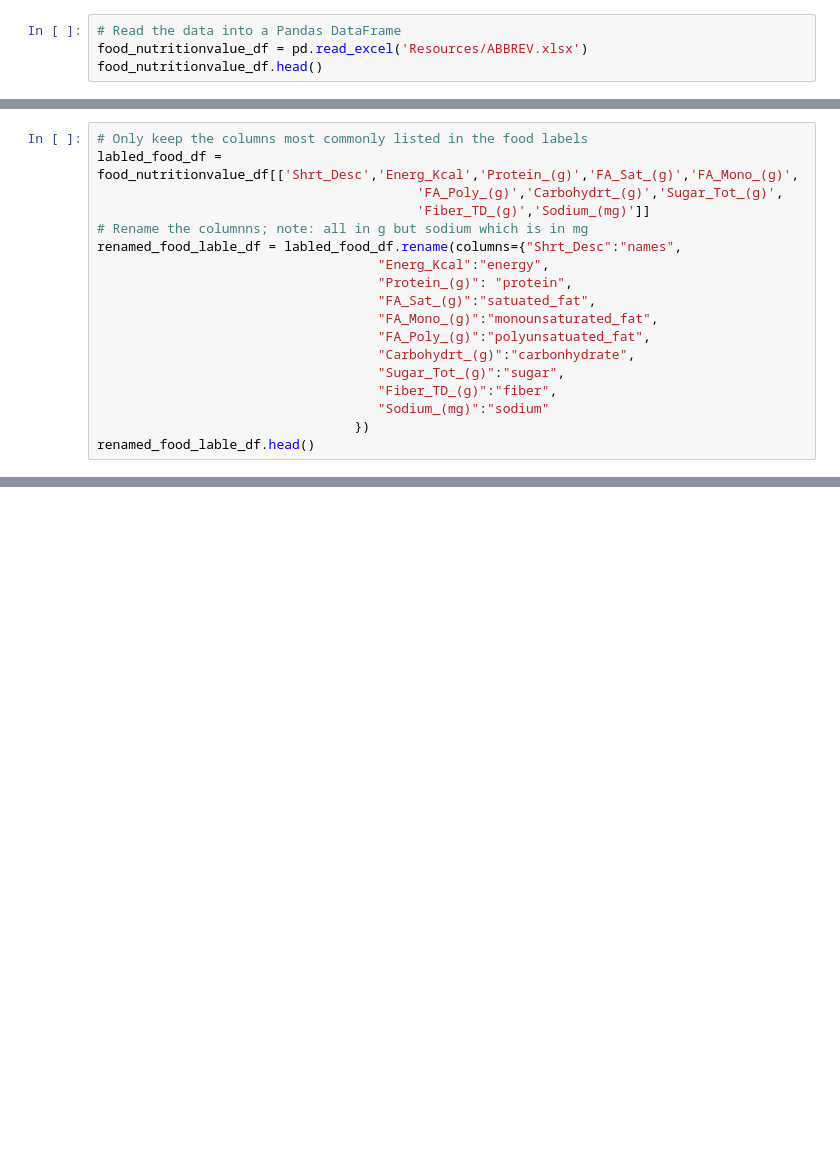
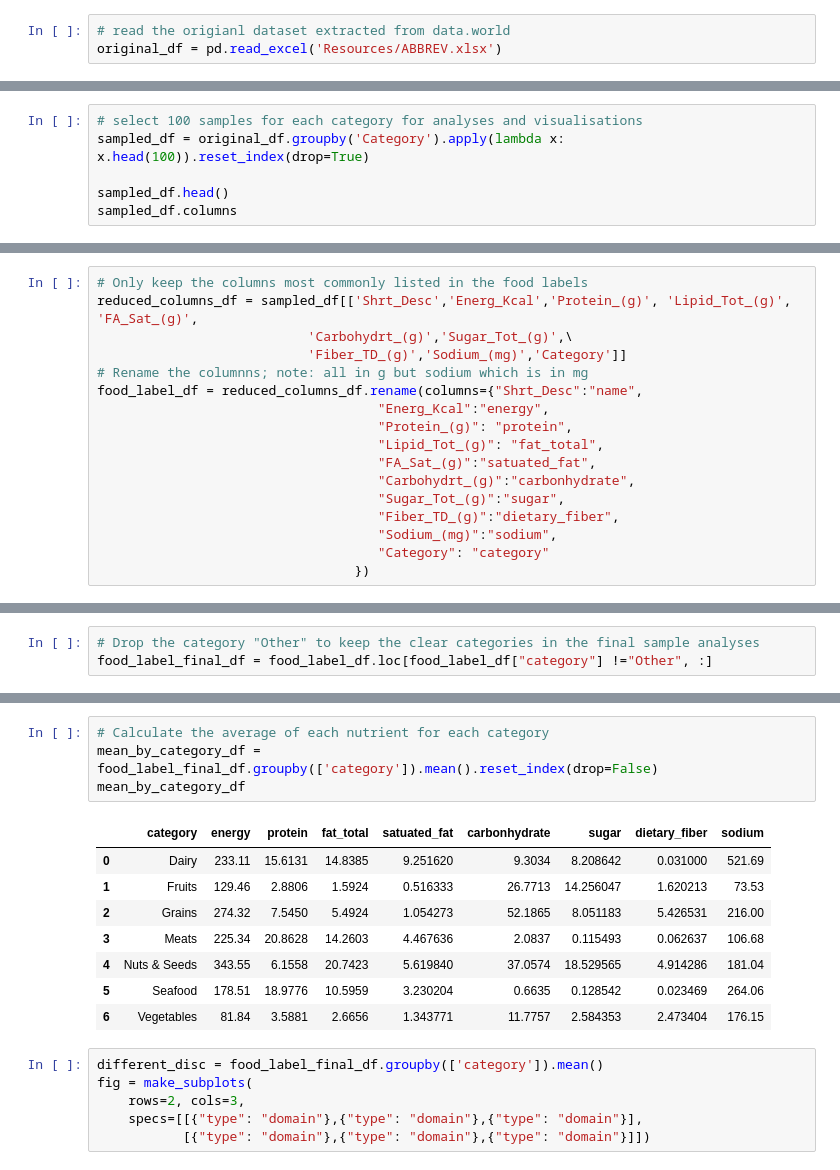
Before and after one commit to SonalBhosle23/Project-3-Group-1, a Jupyter notebook: Project3Group1.ipynb, the cells around one changed output, grey strips where cells are left out. Cells and saved outputs as stored; diff of their text form; blank space fills up the shorter version.

```diff
--- a/Project3Group1.ipynb
+++ b/Project3Group1.ipynb
@@ -13,4 +19,3 @@ import json
 # %%
-# Read the data into a Pandas DataFrame
-food_nutritionvalue_df = pd.read_excel('Resources/ABBREV.xlsx')
-food_nutritionvalue_df.head()
+# read the origianl dataset extracted from data.world
+original_df = pd.read_excel('Resources/ABBREV.xlsx')
@@ -63,0 +46,6 @@ Index(['NDB_No', 'Shrt_Desc', 'Water_(g)', 'Energ_Kcal', 'Protein_(g)',
+# %%
+# select 100 samples for each category for analyses and visualisations
+sampled_df = original_df.groupby('Category').apply(lambda x: x.head(100)).reset_index(drop=True)
+
+sampled_df.head()
+sampled_df.columns
@@ -64,18 +67,17 @@ Index(['NDB_No', 'Shrt_Desc', 'Water_(g)', 'Energ_Kcal', 'Protein_(g)',
 # %%
 # Only keep the columns most commonly listed in the food labels
-labled_food_df = food_nutritionvalue_df[['Shrt_Desc','Energ_Kcal','Protein_(g)','FA_Sat_(g)','FA_Mono_(g)',
-                                         'FA_Poly_(g)','Carbohydrt_(g)','Sugar_Tot_(g)',
-                                         'Fiber_TD_(g)','Sodium_(mg)']]
+reduced_columns_df = sampled_df[['Shrt_Desc','Energ_Kcal','Protein_(g)', 'Lipid_Tot_(g)', 'FA_Sat_(g)',
+                           'Carbohydrt_(g)','Sugar_Tot_(g)',\
+                           'Fiber_TD_(g)','Sodium_(mg)','Category']]
 # Rename the columnns; note: all in g but sodium which is in mg
-renamed_food_lable_df = labled_food_df.rename(columns={"Shrt_Desc":"names",
+food_label_df = reduced_columns_df.rename(columns={"Shrt_Desc":"name",
                                     "Energ_Kcal":"energy",
                                     "Protein_(g)": "protein",
+                                    "Lipid_Tot_(g)": "fat_total",
                                     "FA_Sat_(g)":"satuated_fat",
-                                    "FA_Mono_(g)":"monounsaturated_fat",
-                                    "FA_Poly_(g)":"polyunsatuated_fat",
                                     "Carbohydrt_(g)":"carbonhydrate",
                                     "Sugar_Tot_(g)":"sugar",
-                                    "Fiber_TD_(g)":"fiber",
-                                    "Sodium_(mg)":"sodium"
+                                    "Fiber_TD_(g)":"dietary_fiber",
+                                    "Sodium_(mg)":"sodium",
+                                    "Category": "category"
                                  })
-renamed_food_lable_df.head()
@@ -89 +84,4 @@ renamed_food_lable_df.head()
+# %%
+# Drop the category "Other" to keep the clear categories in the final sample analyses
+food_label_final_df = food_label_df.loc[food_label_df["category"] !="Other", :]
 # %%
@@ -136,0 +144,19 @@ with open('output.json', 'w') as json_file:
+# %%
+# Calculate the average of each nutrient for each category
+mean_by_category_df = food_label_final_df.groupby(['category']).mean().reset_index(drop=False)
+mean_by_category_df
+# %% [output]
+|  | category | energy | protein | fat_total | satuated_fat | carbonhydrate | sugar | dietary_fiber | sodium |
+| 0 | Dairy | 233.11 | 15.6131 | 14.8385 | 9.251620 | 9.3034 | 8.208642 | 0.031000 | 521.69 |
+| 1 | Fruits | 129.46 | 2.8806 | 1.5924 | 0.516333 | 26.7713 | 14.256047 | 1.620213 | 73.53 |
+| 2 | Grains | 274.32 | 7.5450 | 5.4924 | 1.054273 | 52.1865 | 8.051183 | 5.426531 | 216.00 |
+| 3 | Meats | 225.34 | 20.8628 | 14.2603 | 4.467636 | 2.0837 | 0.115493 | 0.062637 | 106.68 |
+| 4 | Nuts & Seeds | 343.55 | 6.1558 | 20.7423 | 5.619840 | 37.0574 | 18.529565 | 4.914286 | 181.04 |
+| 5 | Seafood | 178.51 | 18.9776 | 10.5959 | 3.230204 | 0.6635 | 0.128542 | 0.023469 | 264.06 |
+| 6 | Vegetables | 81.84 | 3.5881 | 2.6656 | 1.343771 | 11.7757 | 2.584353 | 2.473404 | 176.15 |
+# %%
+different_disc = food_label_final_df.groupby(['category']).mean()
+fig = make_subplots(
+    rows=2, cols=3,
+    specs=[[{"type": "domain"},{"type": "domain"},{"type": "domain"}],
+           [{"type": "domain"},{"type": "domain"},{"type": "domain"}]])
```
Also changed, not shown: parts of 19 cells of this notebook, 10 other files.
